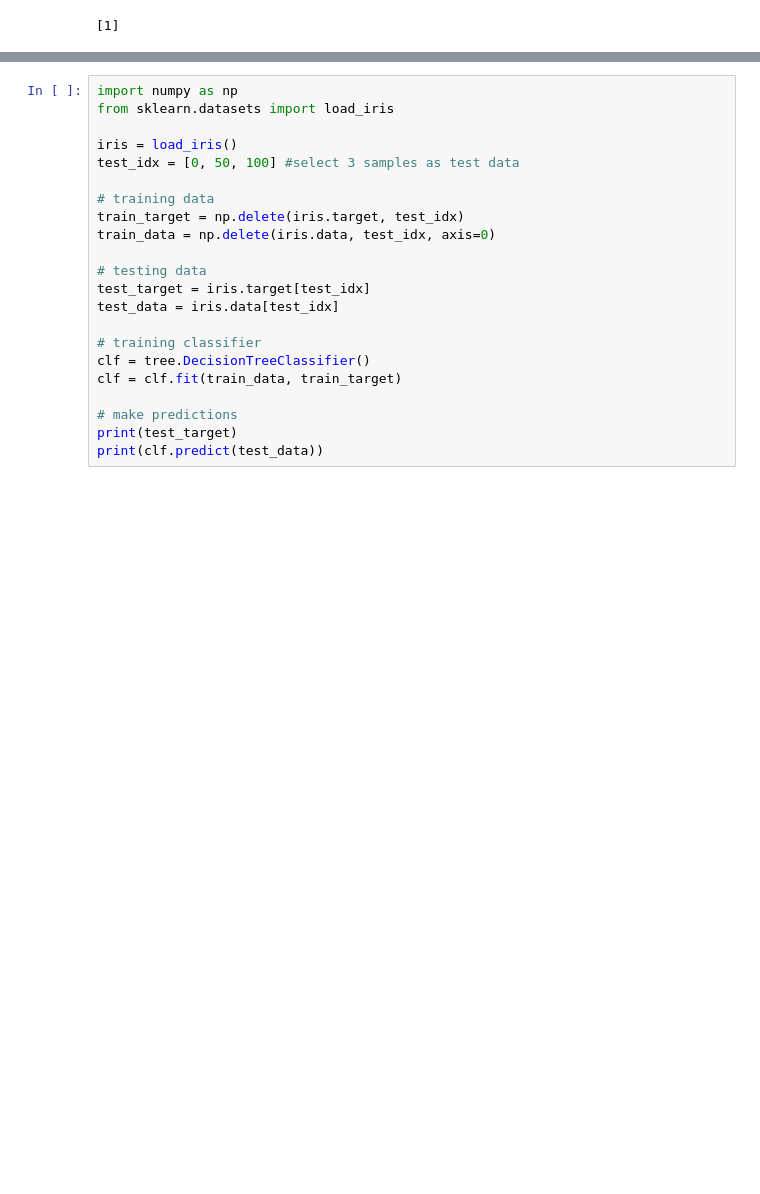
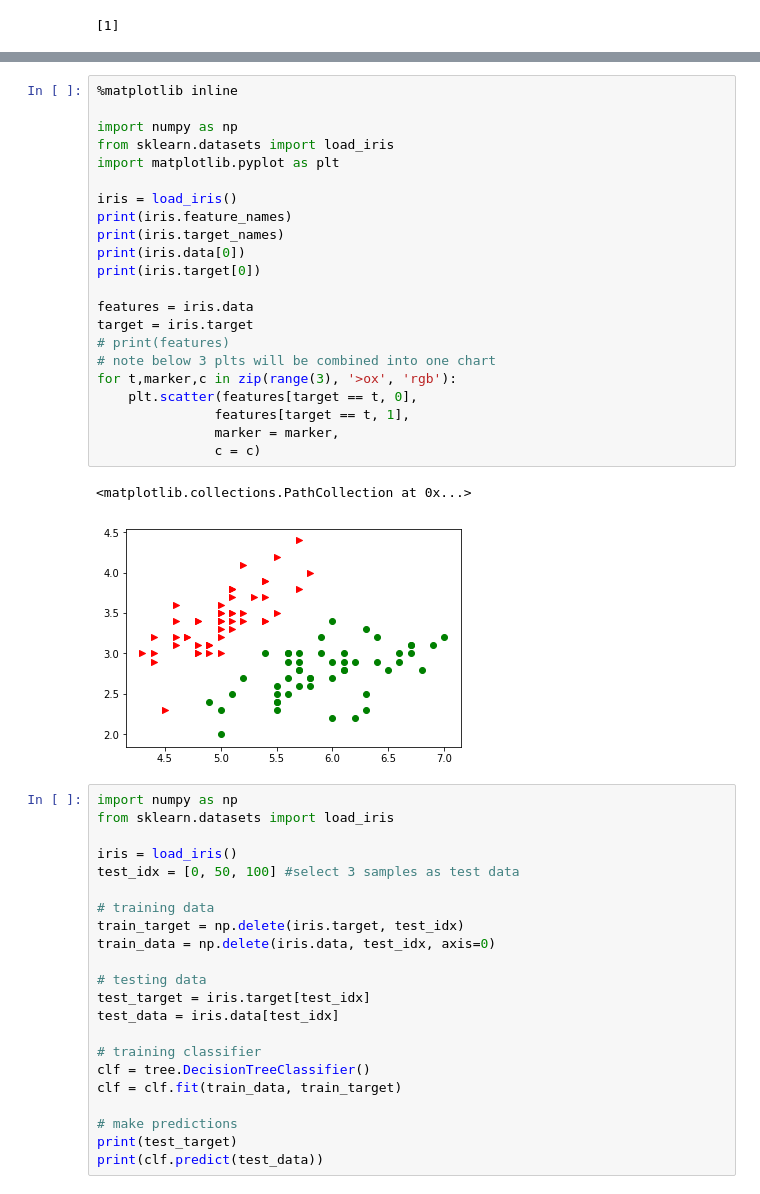
Before and after one commit to zhongzhu/learn-jupiter-notes, a Jupyter notebook: learn_scikit_learn.ipynb, the cells around one changed output, grey strips where cells are left out. Saved outputs shown, nothing was run; the diff lists cells and outputs as text; blank space fills up the shorter version.

```diff
--- a/learn_scikit_learn.ipynb
+++ b/learn_scikit_learn.ipynb
@@ -56,3 +53,28 @@ print(iris.target[0])
+# %%
+%matplotlib inline
+
+import numpy as np
+from sklearn.datasets import load_iris
+import matplotlib.pyplot as plt
+
+iris = load_iris()
+print(iris.feature_names)
+print(iris.target_names)
+print(iris.data[0])
+print(iris.target[0])
+
+features = iris.data
+target = iris.target
+# print(features)
+# note below 3 plts will be combined into one chart
+for t,marker,c in zip(range(3), '>ox', 'rgb'):
+    plt.scatter(features[target == t, 0],
+               features[target == t, 1],
+               marker = marker,
+               c = c)
+# %% [output]
+<matplotlib.collections.PathCollection at 0x...>
+[figure, added]
 # %%
 import numpy as np
 from sklearn.datasets import load_iris
```
Also changed, not shown: parts of 5 cells of this notebook, 10 other files.
